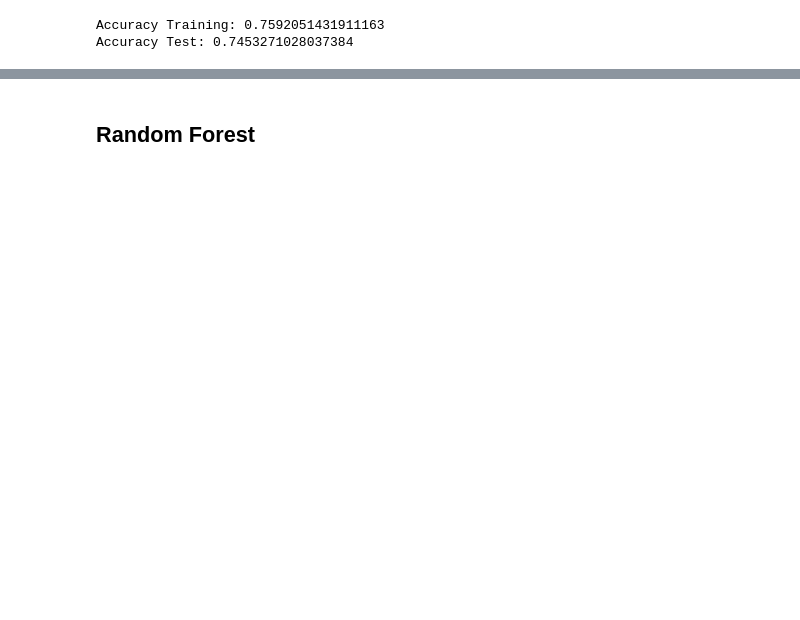
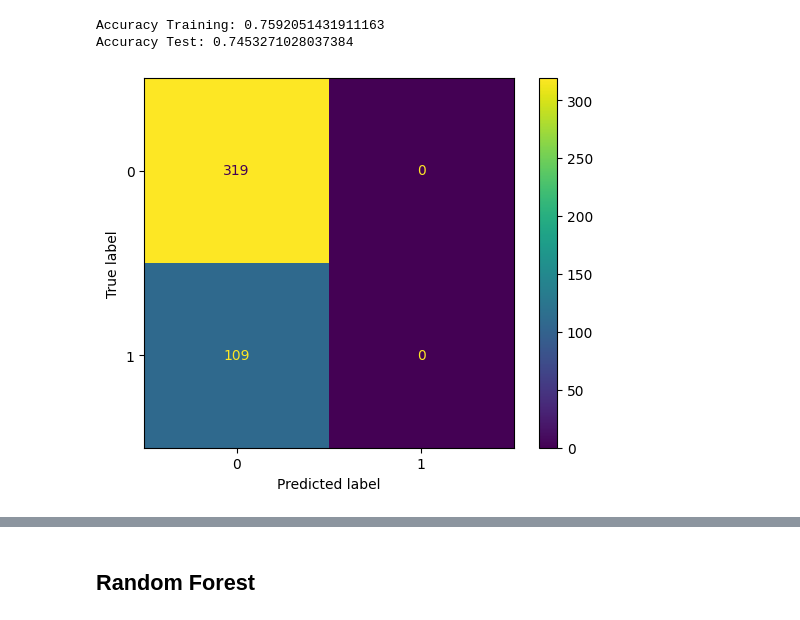
Before and after one commit to bogatyr-e/ml-prediction-aids, a Jupyter notebook: src/ml-survival-project.ipynb, the cells around one changed output, grey strips where cells are left out. Saved outputs shown, nothing was run; the diff lists cells and outputs as text; code cells hidden in the pictures; blank space fills up the shorter version.

```diff
--- a/src/ml-survival-project.ipynb
+++ b/src/ml-survival-project.ipynb
@@ -150,3 +171,7 @@ print("Accuracy Test: {}" .format(clf.score(X_test, y_test)))
 # %% [output]
 Accuracy Training: 0.7592051431911163
 Accuracy Test: 0.7453271028037384
+# %%
+ConfusionMatrixDisplay(confusion_matrix(y_test, y_pred)).plot();
+# %% [output]
+[figure, added]
```
Also changed, not shown: parts of 33 cells of this notebook.
